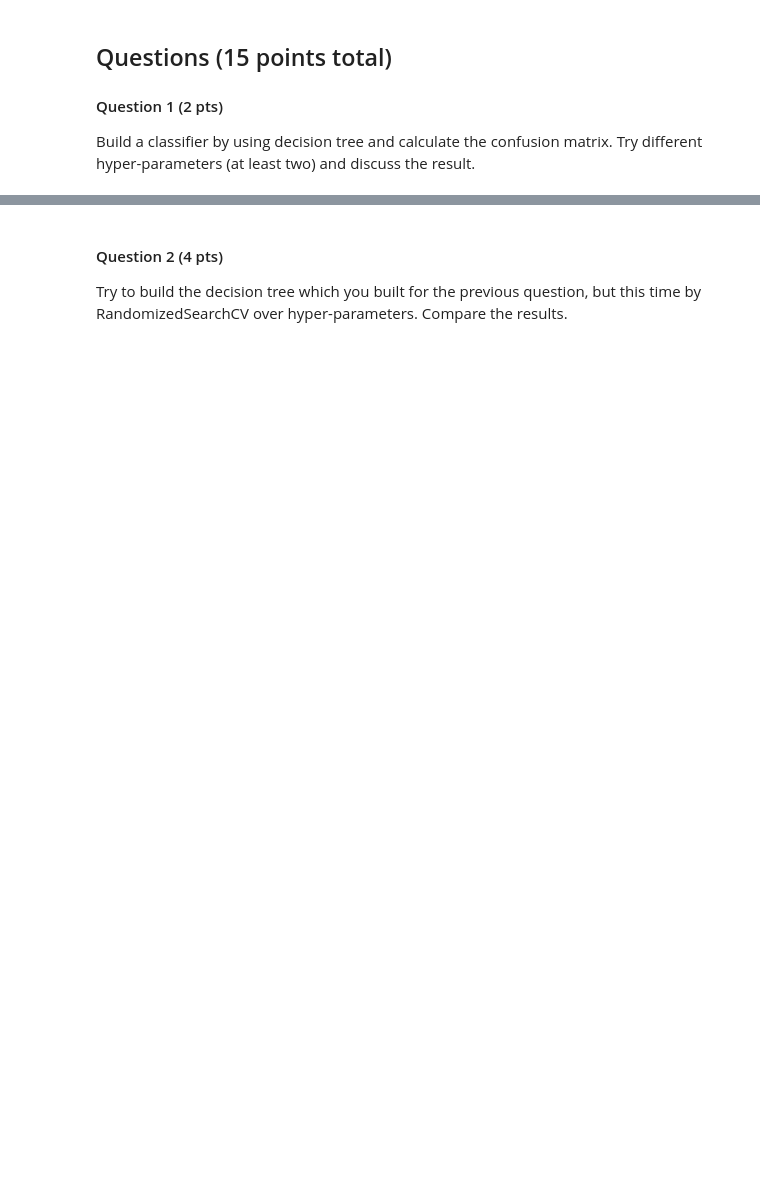
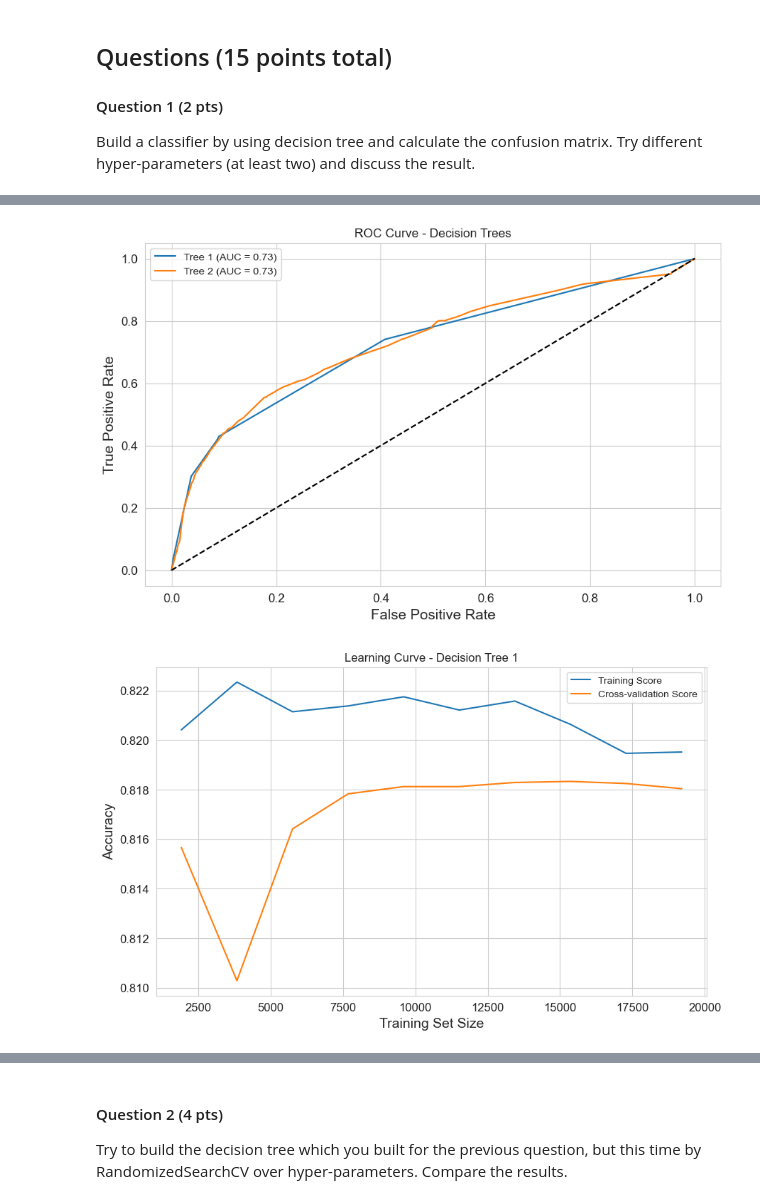
Before and after one commit to JordanVercillo/data_science, a Jupyter notebook: machine_learning/assignments/assignment4.ipynb, the cells around one changed output, grey strips where cells are left out. Saved outputs shown, nothing was run; the diff lists cells and outputs as text; code cells hidden in the pictures; blank space fills up the shorter version.

```diff
--- a/machine_learning/assignments/assignment4.ipynb
+++ b/machine_learning/assignments/assignment4.ipynb
@@ -49,0 +237,5 @@ dataset.head(10)
+# %%
+X = df[columns_predictors]
+y = df[TARGET]
+display(X)
+display(y)
@@ -69,0 +358,19 @@ print(classification_report(y_test, tree_1.predict(y_test)))
+# %%
+# Plot ROC for both
+plt.figure(figsize=(10, 6))
+plot_roc("Tree 1", y_test, y_proba_1)
+plot_roc("Tree 2", y_test, y_proba_2)
+plt.plot([0, 1], [0, 1], 'k--')
+plt.xlabel("False Positive Rate")
+plt.ylabel("True Positive Rate")
+plt.title("ROC Curve - Decision Trees")
+plt.legend()
+plt.grid(True)
+plt.show()
+
+# Learning curves
+plot_learning_curve(tree_1, "Decision Tree 1")
+plot_learning_curve(tree_2, "Decision Tree 2")
+# %% [output]
+[figure, added]
+[figure, added]
```
Also changed, not shown: parts of 39 cells of this notebook.
